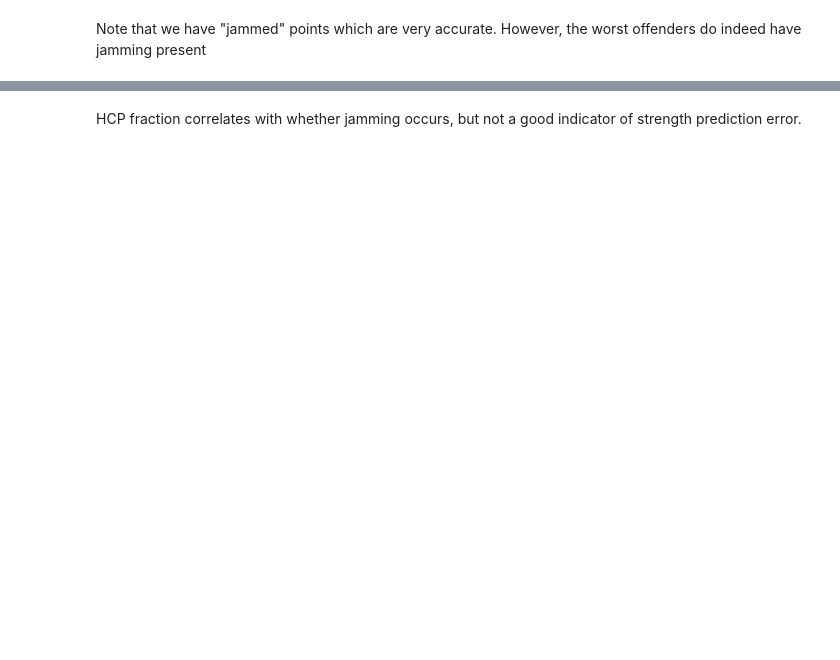
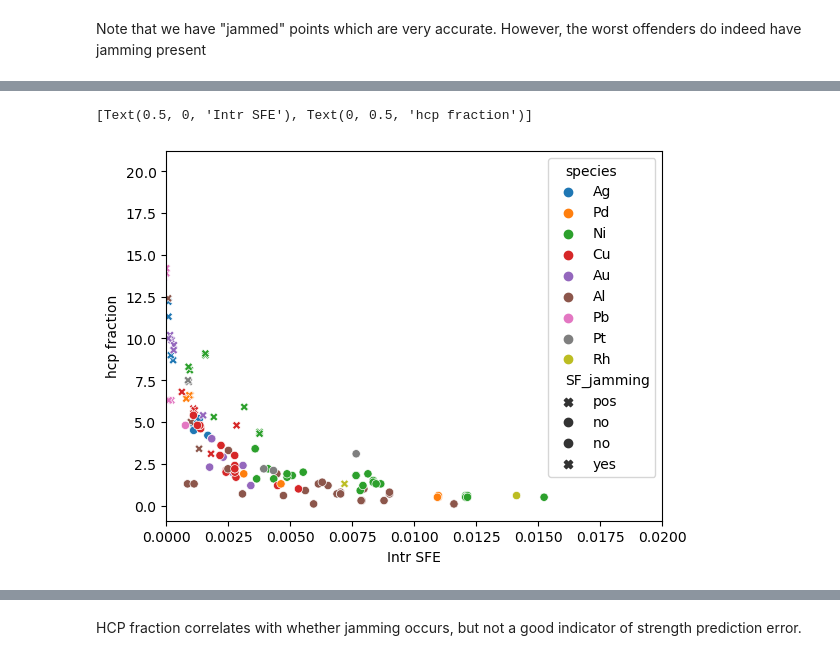
Before and after one commit to bjasperson/strength_covariance, a Jupyter notebook: 231106_jamming.ipynb, the cells around one changed output, grey strips where cells are left out. Cells and saved outputs as stored; diff of their text form; code cells hidden in the pictures; blank space fills up the shorter version.

Commit message:
jamming analysis updates

```diff
--- a/231106_jamming.ipynb
+++ b/231106_jamming.ipynb
@@ -46,3 +46,17 @@ ax.set(xlabel="Unstable SFE",
+# %%
+ax = sns.scatterplot(data = df,
+            x = "intr_stack_fault_energy_fcc",
+            #y = (results["strength_pred"] - results["strength_MPa"])/results["strength_MPa"],
+            y = "hcp_fraction",
+            hue = "species",
+            style = "SF_jamming",
+            markers = markers)
+ax.set_xlim([0,0.02])
+ax.set(xlabel="Intr SFE",
+       ylabel="hcp fraction") #strength error, (pred. - actual)/actual [-]")
+# %% [output]
+[Text(0.5, 0, 'Intr SFE'), Text(0, 0.5, 'hcp fraction')]
+[figure, added]
 # %%
 ax = sns.scatterplot(data = df,
             x = "hcp_fraction",
```
Also changed, not shown: parts of 3 cells of this notebook.
